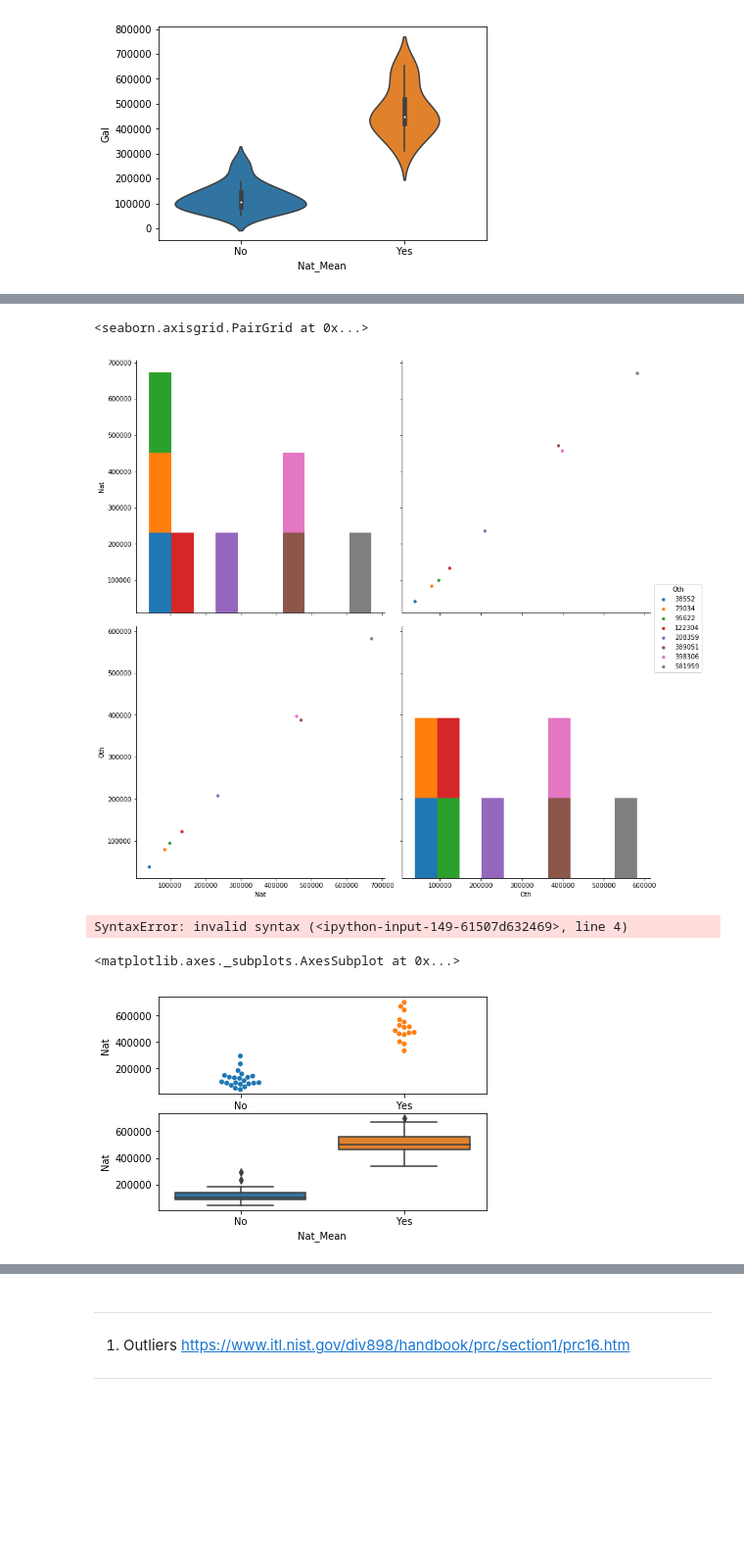
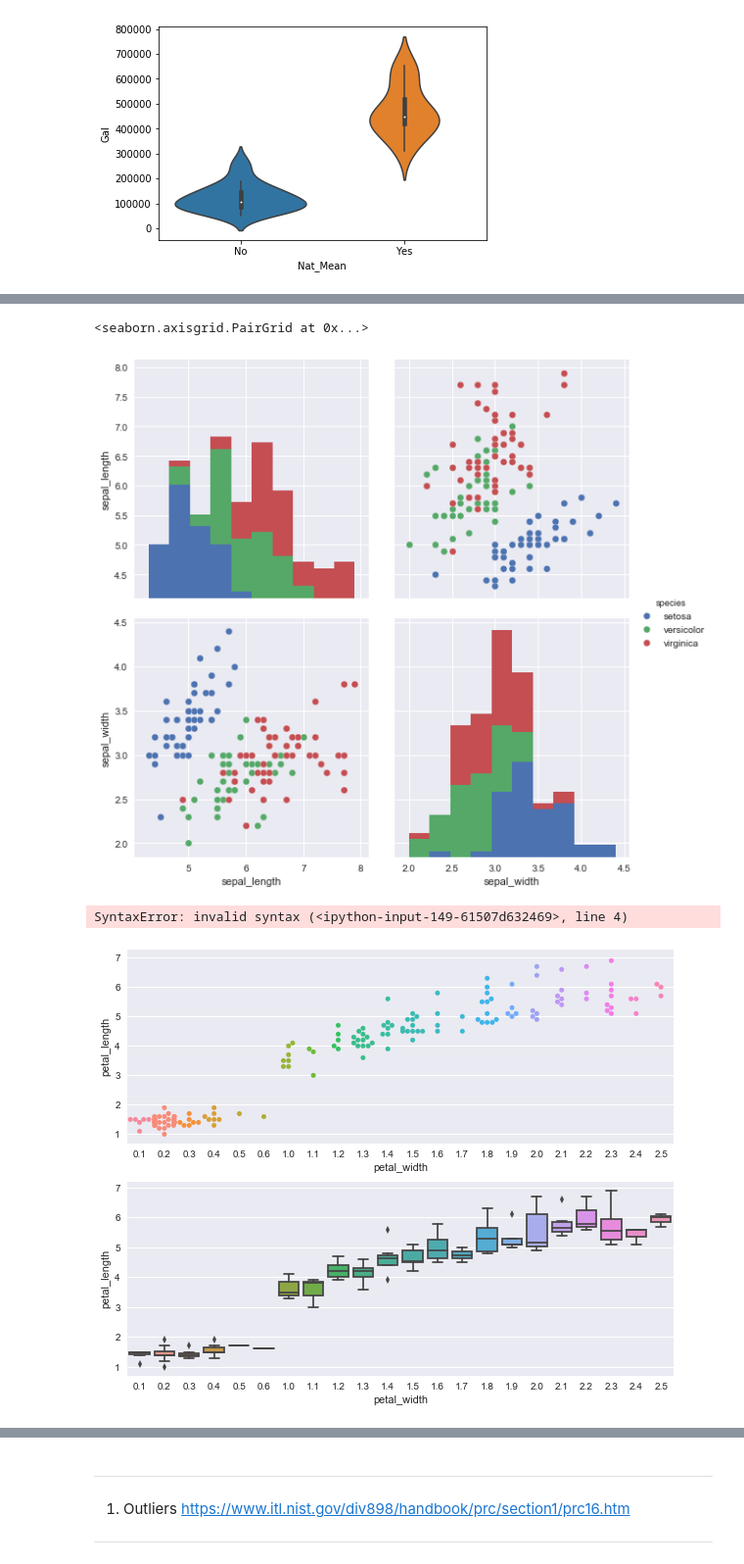
Before and after one commit to eamonnofarrell/Boxplot, a Jupyter notebook: BoxPlot_Project.ipynb, the cells around one changed output, grey strips where cells are left out. Shown at 98% size. Drawn from its saved outputs; the diff is of its cells as text; code cells hidden in the pictures; blank space fills up the shorter version.

```diff
--- a/BoxPlot_Project.ipynb
+++ b/BoxPlot_Project.ipynb
@@ -191,10 +161,11 @@ from matplotlib import rcParams
 # usual boxplot
 ax = sns.boxplot(data=df)
 ax = sns.swarmplot(data=df)
-rcParams['figure.figsize'] = 15,20
+rcParams['figure.figsize'] = 8,20
 # Add transparency to colors
 for patch in ax.artists:
  r, g, b, a = patch.get_facecolor()
  patch.set_facecolor((r, g, b, .5))
+
 plt.grid(True)
 # %% [output]
@@ -240,3 +197,4 @@ plt.scatter(x=df['Oth'], y=df['Nat'], color=colors)
 # %%
-plt.scatter(x=df['Dub'], y=df['Lim'], color=colors)
+plt.scatter(x=df['petal_length'], y=df['petal_width'], color=colors)
+sns.set(rc={'figure.figsize':(4,12)})
 # %% [output]
@@ -320,7 +257,3 @@ ax[1][1].boxplot(means)
  'fliers': [<matplotlib.lines.Line2D at 0x...>],
  'means': []}
 [figure]
-# %%
-df.loc[df.Gal >= df.Nat.mean(), 'Nat_Mean'] = 'Yes'
-df.loc[df.Gal < df.Nat.mean(), 'Nat_Mean'] = 'No'
-df.loc[0:150:4].head()
@@ -339,3 +264,0 @@ sns.violinplot(x='Nat_Mean', y='Gal', data=df)
-# %%
-df['Year'] = pd.DatetimeIndex(df['When']).year
-df.head()
@@ -384,8 +285,8 @@ filtered_df.head()
 # %%
-sns.pairplot(data=df.loc[0:150:20], hue='Oth', vars=['Nat', 'Oth'], size = 6)
+sns.pairplot(data=df, hue='species', vars=['sepal_length', 'sepal_width'], size = 4)
 # %% [output]
 <seaborn.axisgrid.PairGrid at 0x...>
-[figure, old version]
+[figure, new version]
 # %%
 plt.subplot(1,2,1)
 sns.swarmplot('Nat', 'Gal', data = df.loc[2:6, ['Nat', 'Oth']]
@@ -421,9 +322,9 @@ fig.tight_layout()
 # %%
 f, (ax1, ax2) = plt.subplots(2)
 
-sns.swarmplot(y='Nat', x='Nat_Mean', data = df.loc[0:150:4],  orient='v' , ax=ax1)
-sns.boxplot(y='Nat', x='Nat_Mean', data = df.loc[0:150:4] ,  orient='v' , ax=ax2)
+sns.swarmplot(y='petal_length', x='petal_width', data = df,  orient='v' , ax=ax1)
+sns.boxplot(y='petal_length', x='petal_width', data = df ,  orient='v' , ax=ax2)
+sns.set(rc={'figure.figsize':(10,8)})
 # %% [output]
-<matplotlib.axes._subplots.AxesSubplot at 0x...>
-[figure, old version]
+[figure, new version]
 # %%
```
Also changed, not shown: parts of 22 cells of this notebook.
